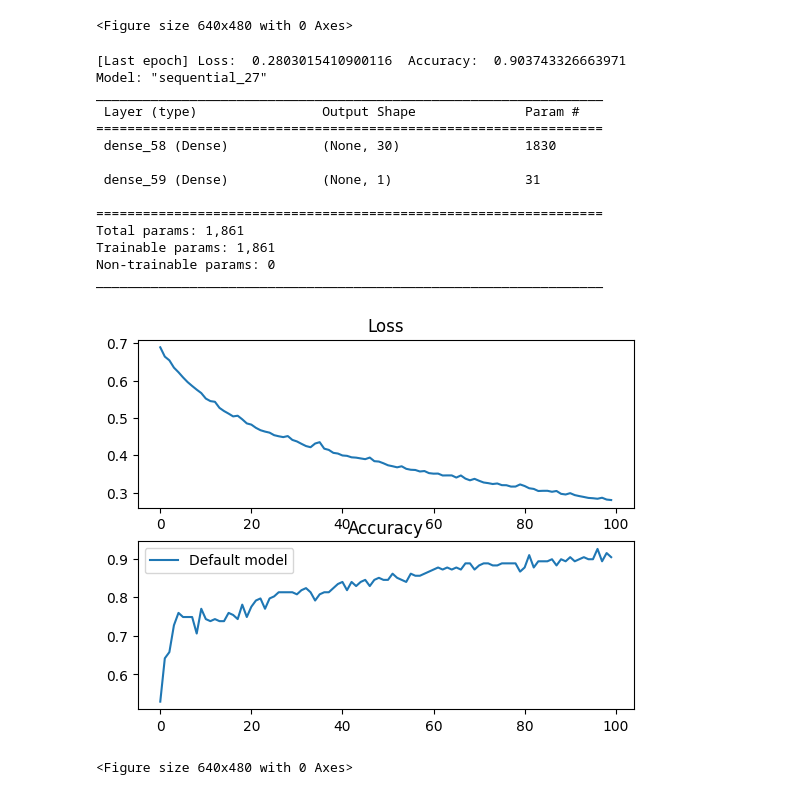
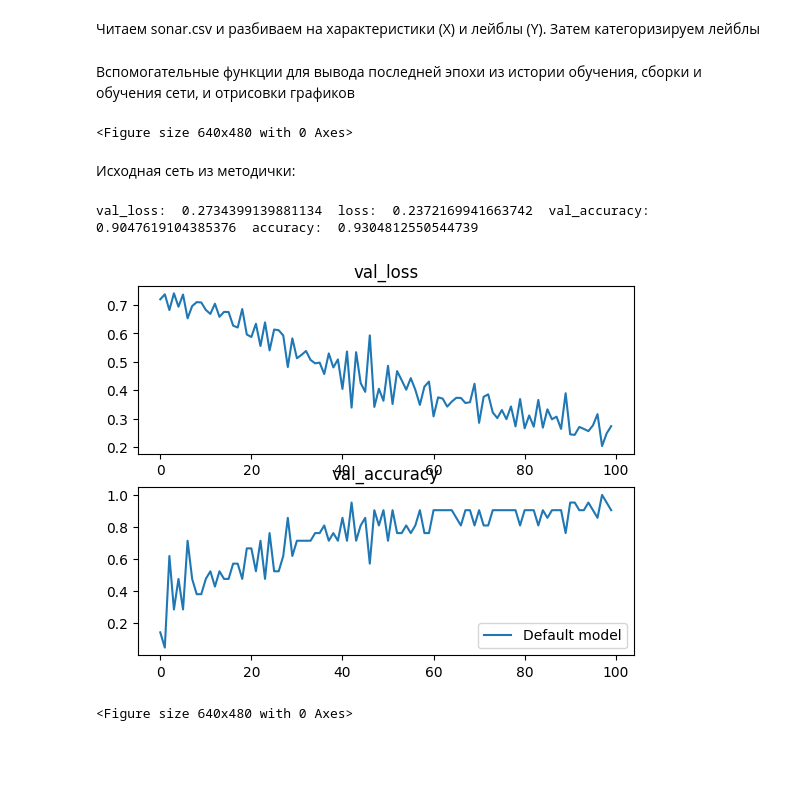
Before and after one commit to Keesaev/ai_python, a Jupyter notebook: lab2/lab2.ipynb, the cells around one changed output. Drawn from its saved outputs; the diff is of its cells as text; code cells hidden in the pictures; blank space fills up the shorter version.

```diff
--- a/lab2/lab2.ipynb
+++ b/lab2/lab2.ipynb
@@ -6,6 +6,8 @@ from tensorflow.keras.layers import Dense
 from tensorflow.keras.models import Sequential
 from tensorflow.keras.utils import to_categorical
 from sklearn.preprocessing import LabelEncoder
+# %% [markdown]
+Читаем sonar.csv и разбиваем на характеристики (X) и лейблы (Y). Затем категоризируем лейблы
 # %%
 dataframe = pandas.read_csv("sonar.csv", header=None)
 dataset = dataframe.values
@@ -15,10 +17,14 @@ Y = dataset[:,60]
 encoder = LabelEncoder()
 encoder.fit(Y)
 Y = encoder.transform(Y)
+# %% [markdown]
+Вспомогательные функции для вывода последней эпохи из истории обучения, сборки и обучения сети, и отрисовки графиков
 # %%
 def print_history_stat(history):
-    print("[Last epoch] Loss: ", history.history["loss"][-1],
-    " Accuracy: ", history.history["accuracy"][-1])
+    print("val_loss: ", history.history["val_loss"][-1],
+    " loss: ", history.history["loss"][-1],
+    " val_accuracy: ", history.history["val_accuracy"][-1],
+    " accuracy: ", history.history["accuracy"][-1])
 
 def compile_and_fit(model, epoch_num=100, batch_sz=10, val_split=0.1, verb=0):
     model.compile(optimizer='adam',loss='binary_crossentropy',
@@ -30,13 +36,13 @@ def compile_and_fit(model, epoch_num=100, batch_sz=10, val_split=0.1, verb=0):
 
 def init_plot(label1='Loss', label2='Accuracy'):
     figure, plot_arr = plot.subplots(2)
-    plot_arr[0].set_title("Loss")
-    plot_arr[1].set_title("Accuracy")
+    plot_arr[0].set_title("val_loss")
+    plot_arr[1].set_title("val_accuracy")
     return plot_arr
 
 def append_to_plot(plot_arr, history, lbl=''):
-    plot_arr[0].plot(history.history["loss"], label=lbl)
-    plot_arr[1].plot(history.history["accuracy"], label=lbl)
+    plot_arr[0].plot(history.history["val_loss"], label=lbl)
+    plot_arr[1].plot(history.history["val_accuracy"], label=lbl)
 
 def finalize_plot():
     plot.legend()
@@ -46,34 +52,21 @@ def finalize_plot():
 plot.clf()
 # %% [output]
 <Figure size 640x480 with 0 Axes>
+# %% [markdown]
+Исходная сеть из методички:
 # %%
 plots = init_plot()
 
-# NOTE init='normal' -> keyword 'init' not understood
-model = Sequential(
+his = compile_and_fit(
+    Sequential(
     [
-        Dense(30, input_dim=60, activation='relu'),
+        Dense(60, input_dim=60, activation='relu'),
         Dense(1, activation='sigmoid')
-    ])
-his = compile_and_fit(model)
-model.summary()
+    ]))
 append_to_plot(plots, his, "Default model")
 
 finalize_plot()
 # %% [output]
-[Last epoch] Loss:  0.2803015410900116  Accuracy:  0.903743326663971
-Model: "sequential_27"
-_________________________________________________________________
- Layer (type)                Output Shape              Param #
-=================================================================
- dense_58 (Dense)            (None, 30)                1830
-
- dense_59 (Dense)            (None, 1)                 31
-
-=================================================================
-Total params: 1,861
-Trainable params: 1,861
-Non-trainable params: 0
-_________________________________________________________________
+val_loss:  0.2734399139881134  loss:  0.2372169941663742  val_accuracy:  0.9047619104385376  accuracy:  0.9304812550544739
-[figure, old version]
+[figure, new version]
 <Figure size 640x480 with 0 Axes>
```
Also changed, not shown: parts of 7 cells of this notebook.
